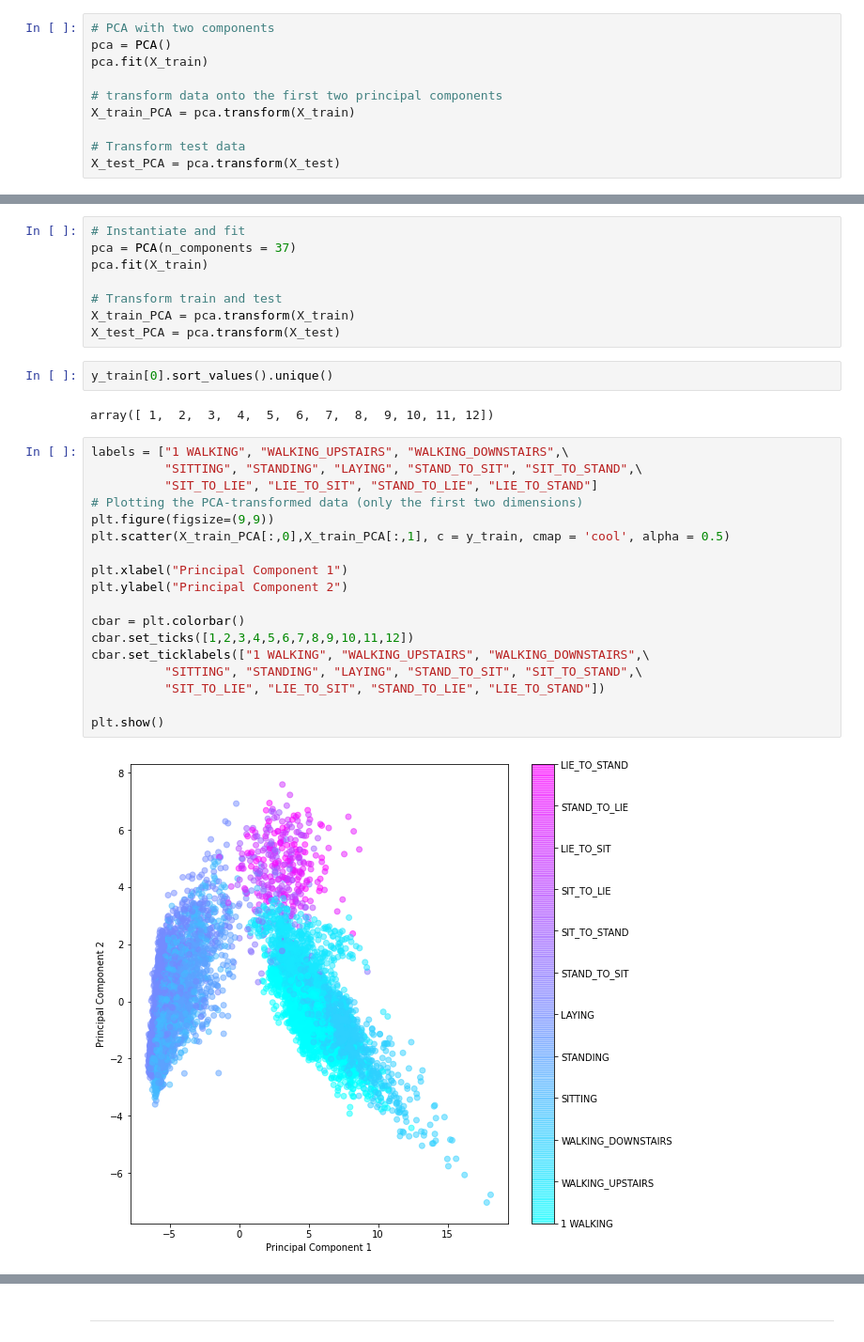
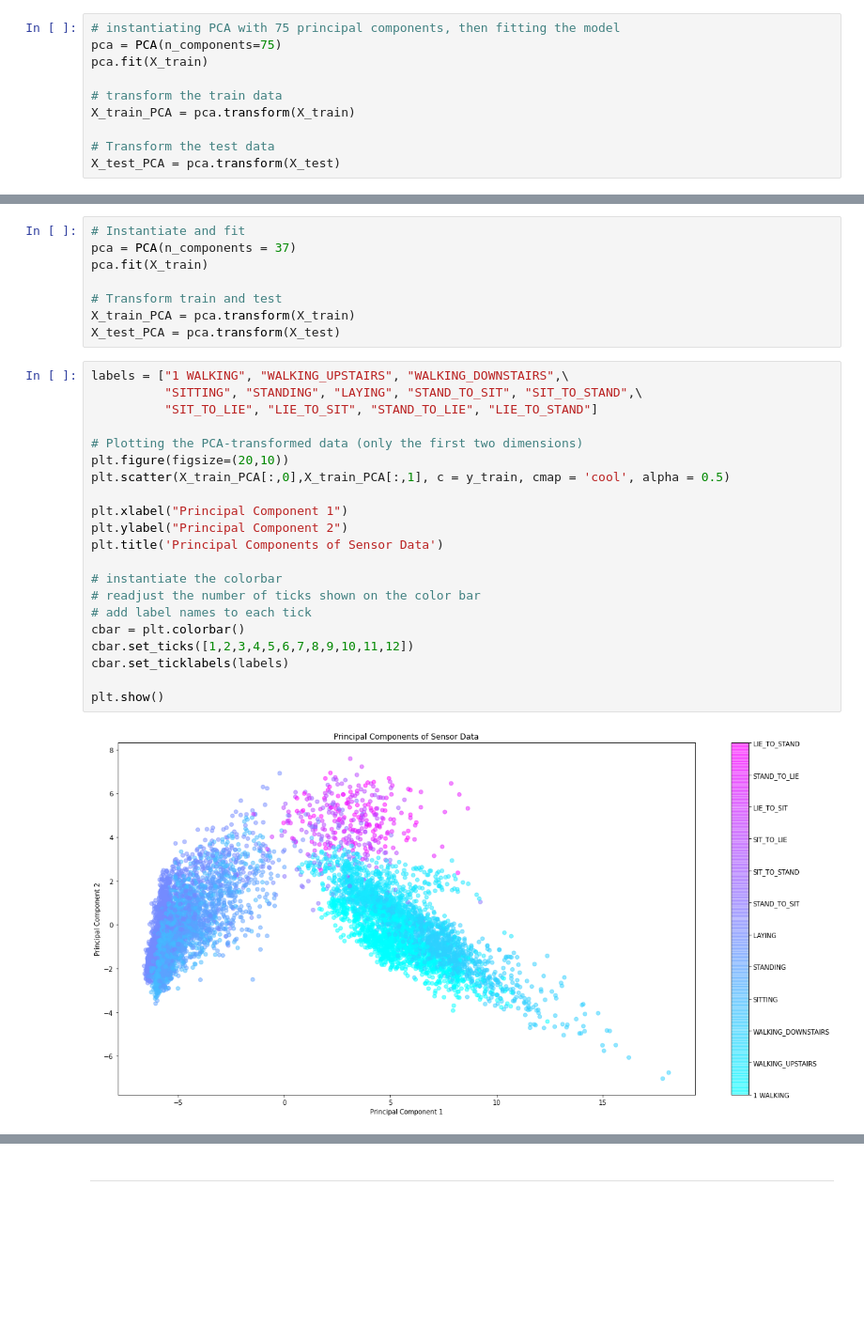
Before and after one commit to Allan-Luu/HumanActivityClassification, a Jupyter notebook: 01 Basic_EDA.ipynb, the cells around one changed output, grey strips where cells are left out. Shown at 94% size. Drawn from its saved outputs; the diff is of its cells as text; blank space fills up the shorter version.

```diff
--- a/01 Basic_EDA.ipynb
+++ b/01 Basic_EDA.ipynb
@@ -56,10 +122,10 @@ Since we have such a large number of columns in our data, we should do some dime
 # %%
-# PCA with two components
-pca = PCA()
+# instantiating PCA with 75 principal components, then fitting the model
+pca = PCA(n_components=75)
 pca.fit(X_train)
 
-# transform data onto the first two principal components
+# transform the train data
 X_train_PCA = pca.transform(X_train)
 
-# Transform test data
+# Transform the test data
 X_test_PCA = pca.transform(X_test)
@@ -114,27 +189,26 @@ pca.fit(X_train)
 # Transform train and test
 X_train_PCA = pca.transform(X_train)
 X_test_PCA = pca.transform(X_test)
-# %%
-y_train[0].sort_values().unique()
-# %% [output]
-array([ 1,  2,  3,  4,  5,  6,  7,  8,  9, 10, 11, 12])
 # %%
 labels = ["1 WALKING", "WALKING_UPSTAIRS", "WALKING_DOWNSTAIRS",\
           "SITTING", "STANDING", "LAYING", "STAND_TO_SIT", "SIT_TO_STAND",\
           "SIT_TO_LIE", "LIE_TO_SIT", "STAND_TO_LIE", "LIE_TO_STAND"]
+
 # Plotting the PCA-transformed data (only the first two dimensions)
-plt.figure(figsize=(9,9))
+plt.figure(figsize=(20,10))
 plt.scatter(X_train_PCA[:,0],X_train_PCA[:,1], c = y_train, cmap = 'cool', alpha = 0.5)
 
 plt.xlabel("Principal Component 1")
 plt.ylabel("Principal Component 2")
+plt.title('Principal Components of Sensor Data')
 
+# instantiate the colorbar
+# readjust the number of ticks shown on the color bar
+# add label names to each tick
 cbar = plt.colorbar()
 cbar.set_ticks([1,2,3,4,5,6,7,8,9,10,11,12])
-cbar.set_ticklabels(["1 WALKING", "WALKING_UPSTAIRS", "WALKING_DOWNSTAIRS",\
-          "SITTING", "STANDING", "LAYING", "STAND_TO_SIT", "SIT_TO_STAND",\
-          "SIT_TO_LIE", "LIE_TO_SIT", "STAND_TO_LIE", "LIE_TO_STAND"])
+cbar.set_ticklabels(labels)
 
 plt.show()
 # %% [output]
-[figure, old version]
+[figure, new version]
```
Also changed, not shown: parts of 36 cells of this notebook, 1 other file.
